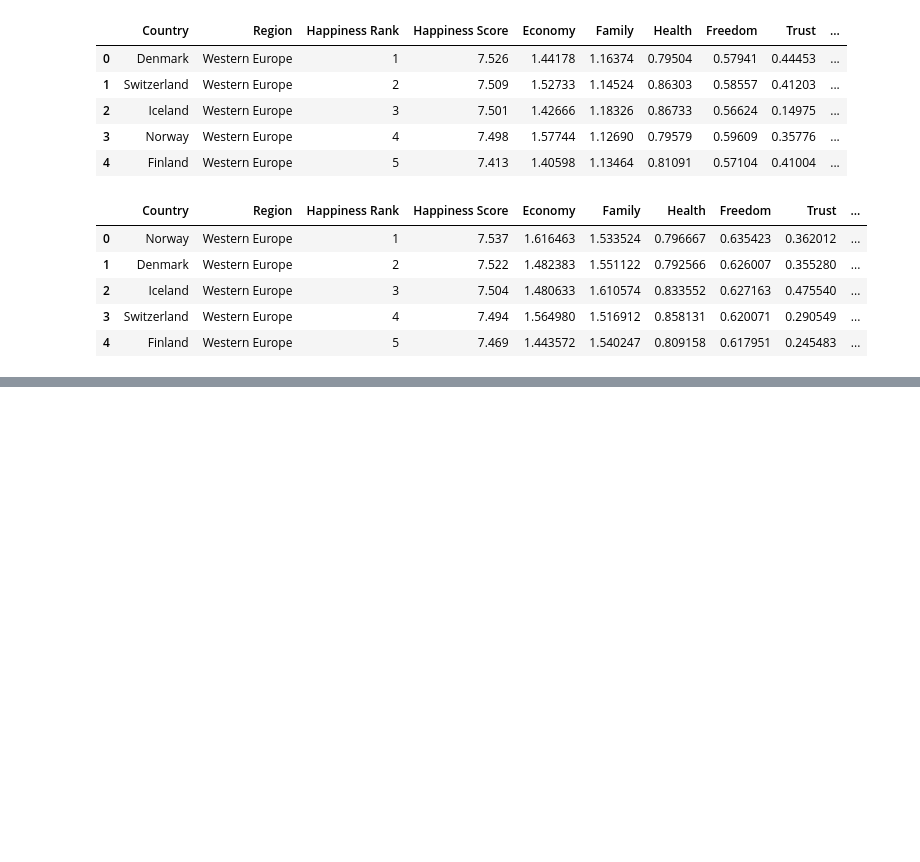
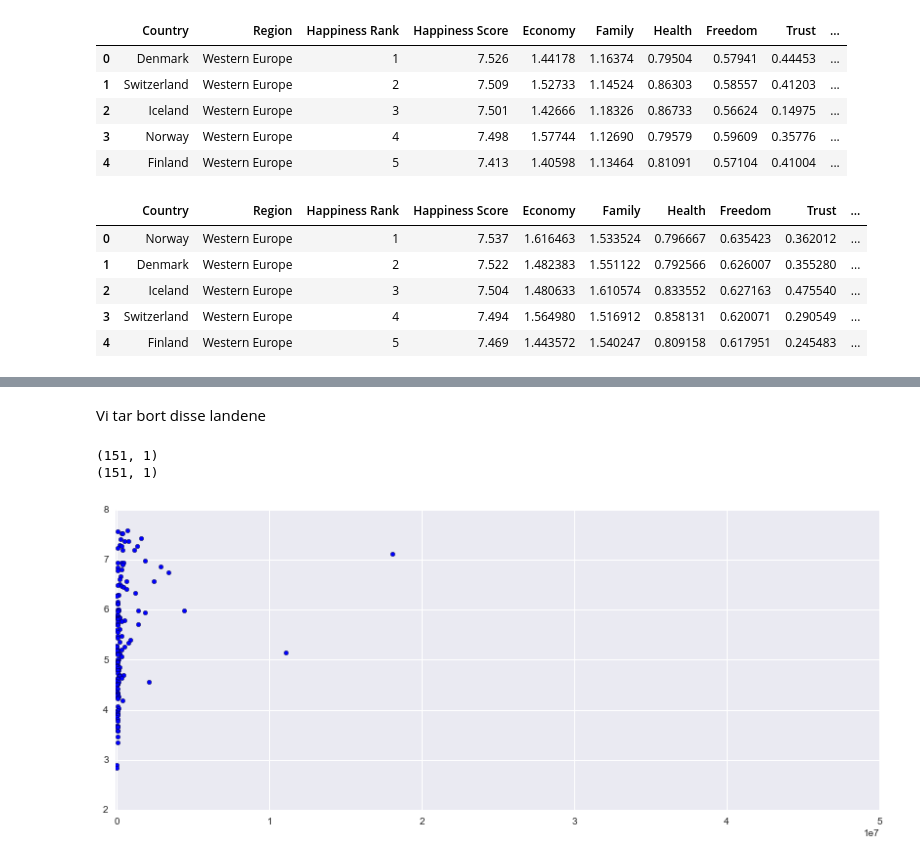
Before and after one commit to MarieRoald/MLkurs, a Jupyter notebook: notebooks/World happiness.ipynb, the cells around one changed output, grey strips where cells are left out. Cells and saved outputs as stored; diff of their text form; code cells hidden in the pictures; blank space fills up the shorter version.

```diff
--- a/notebooks/World happiness.ipynb
+++ b/notebooks/World happiness.ipynb
@@ -112,0 +101,8 @@ sns.plt.show()
+# %%
+country_data = pd.DataFrame(world_2015[['Country', 'Region', 'Happiness Score']])
+country_data['GDP'] = np.NaN
+
+with open('../datasets/world-happiness-report/GDP.csv') as infile:
+    gdp_data = pd.read_csv(infile)
+
+gdp_dict = dict(zip(gdp_data['Country'], gdp_data['GDP']))
@@ -112,0 +111,8 @@ sns.plt.show()
+# %%
+print('Land vi ikke har GDP-data for:\n------------------------------')
+for i, row in country_data.iterrows():
+    try:
+        country_data.loc[i, 'GDP'] = gdp_dict[row['Country']]
+    except KeyError:
+        print(row['Country'])
+        continue
@@ -112,0 +129,24 @@ sns.plt.show()
+# %% [markdown]
+Vi tar bort disse landene
+# %%
+country_data.dropna(inplace=True)
+# %%
+response = country_data['Happiness Score'].values.reshape((len(country_data),1))
+var = country_data['GDP'].values.reshape((len(country_data),1))
+
+print(response.shape)
+print(var.shape)
+mod = LinearRegression()
+mod.fit(var, response)
+
+t = np.matrix(np.linspace(0, 2e7, 100)).T
+pred = mod.predict(t)
+
+
+plt.scatter('GDP', 'Happiness Score', data=country_data)
+plt.axis([-0.01e7, 5e7, 2, 8])
+plt.show()
+# %% [output]
+(151, 1)
+(151, 1)
+[figure, added]
```
Also changed, not shown: parts of 5 cells of this notebook.
